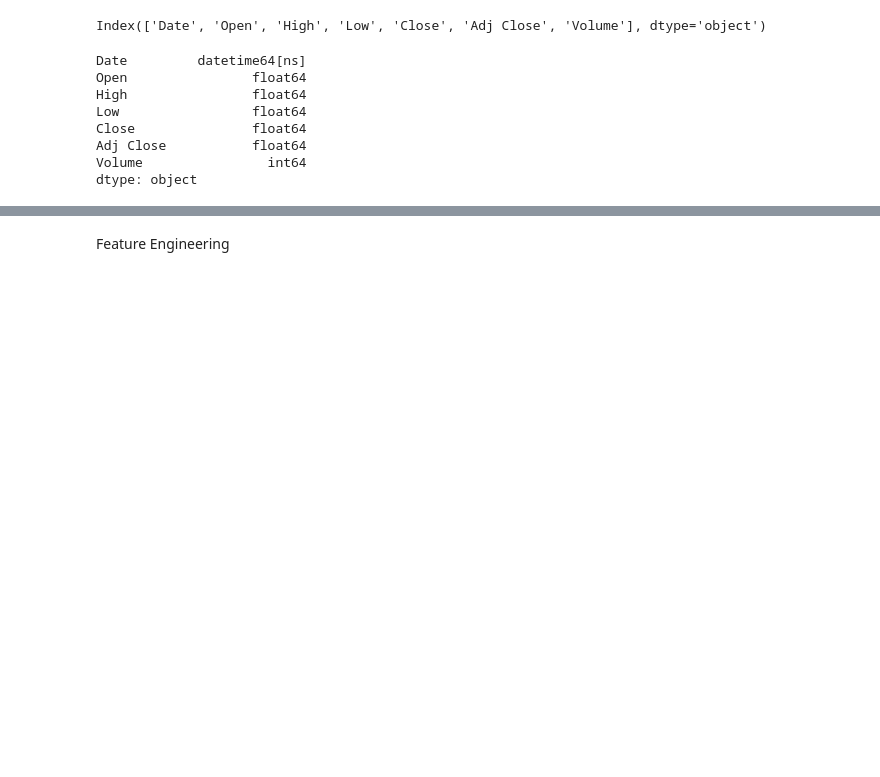
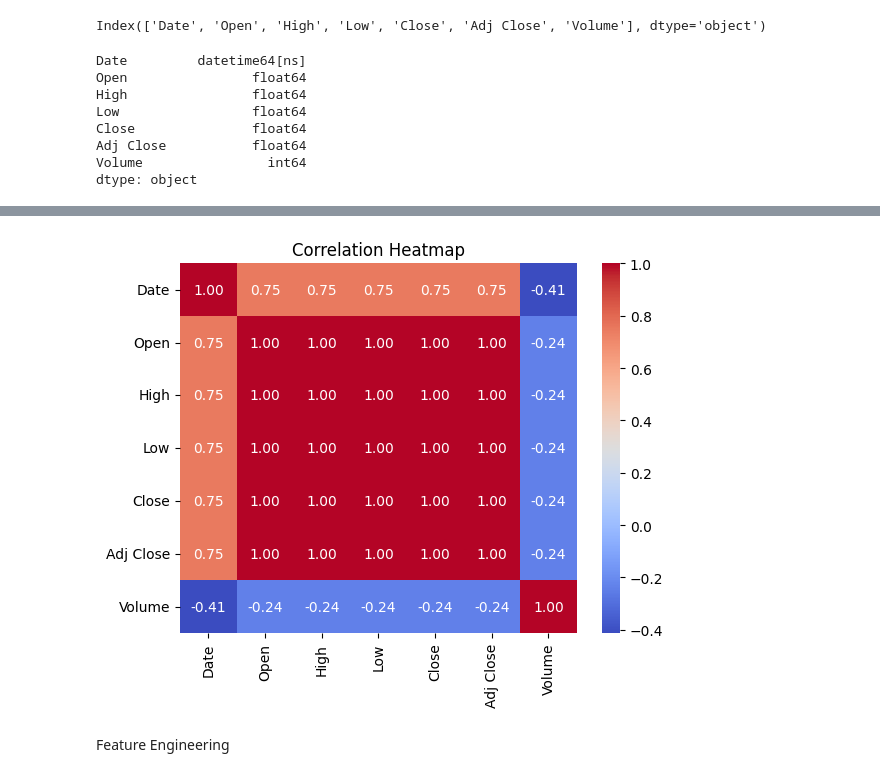
Before and after one commit to ZuenaKiezy/Stock-Market-model, a Jupyter notebook: Stock market prediction model.ipynb, the cells around one changed output, grey strips where cells are left out. Drawn from its saved outputs; the diff is of its cells as text; code cells hidden in the pictures; blank space fills up the shorter version.

```diff
--- a/Stock market prediction model.ipynb
+++ b/Stock market prediction model.ipynb
@@ -105,3 +121,13 @@ dtype: object
+# %%
+data.reset_index(inplace=True)
+# %%
+correlations=data.corr()
+plt.Figure(figsize=(10,8))
+sns.heatmap(correlations,annot=True,fmt=".2f",cmap="coolwarm")
+plt.title("Correlation Heatmap")
+plt.show()
+# %% [output]
+[figure, added]
 # %% [markdown]
 Feature Engineering
 # %%
```
Also changed, not shown: parts of 27 cells of this notebook.
